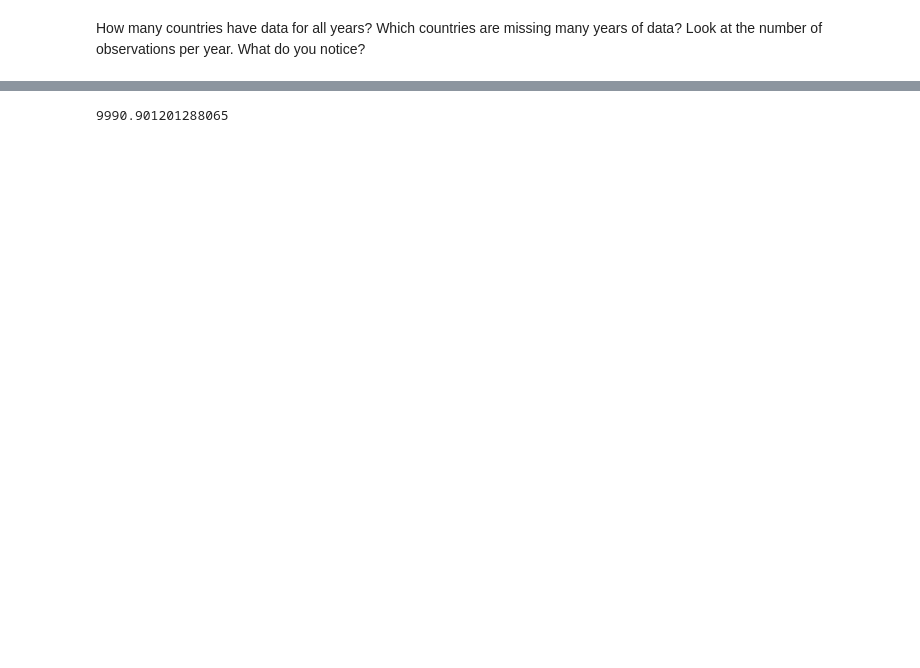
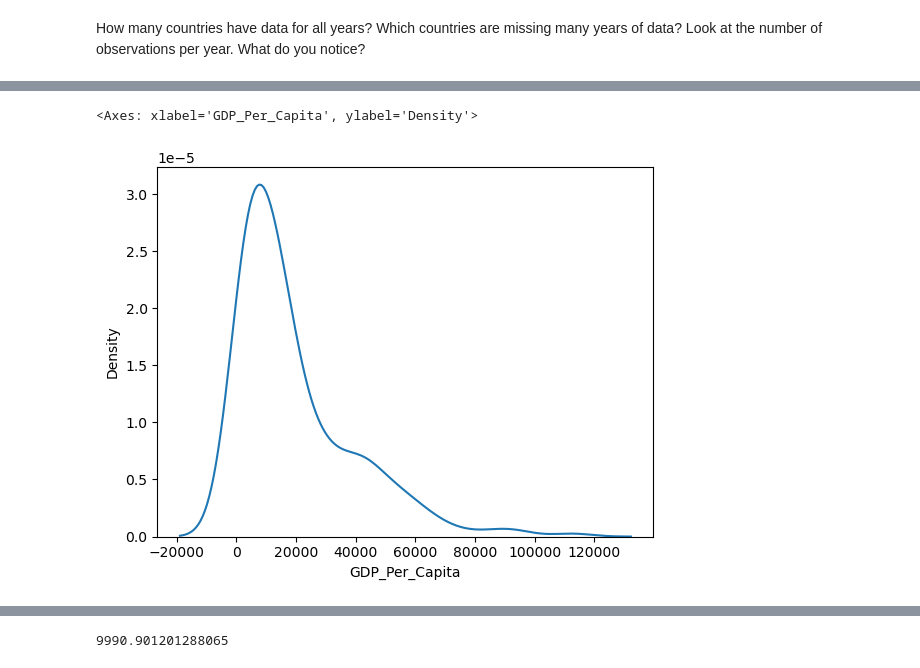
Before and after one commit to NSS-Full-Time-Data-Analytics-11/un-project-ShandenKey, a Jupyter notebook: notebooks/UN2-SMK.ipynb, the cells around one changed output, grey strips where cells are left out. Drawn from its saved outputs; the diff is of its cells as text; code cells hidden in the pictures; blank space fills up the shorter version.

```diff
--- a/notebooks/UN2-SMK.ipynb
+++ b/notebooks/UN2-SMK.ipynb
@@ -222,0 +240,5 @@ gdp_df.plot.box()
+# %%
+sns.kdeplot(gdp_2020['GDP_Per_Capita'])
+# %% [output]
+<Axes: xlabel='GDP_Per_Capita', ylabel='Density'>
+[figure, added]
```
Also changed, not shown: parts of 37 cells of this notebook.
